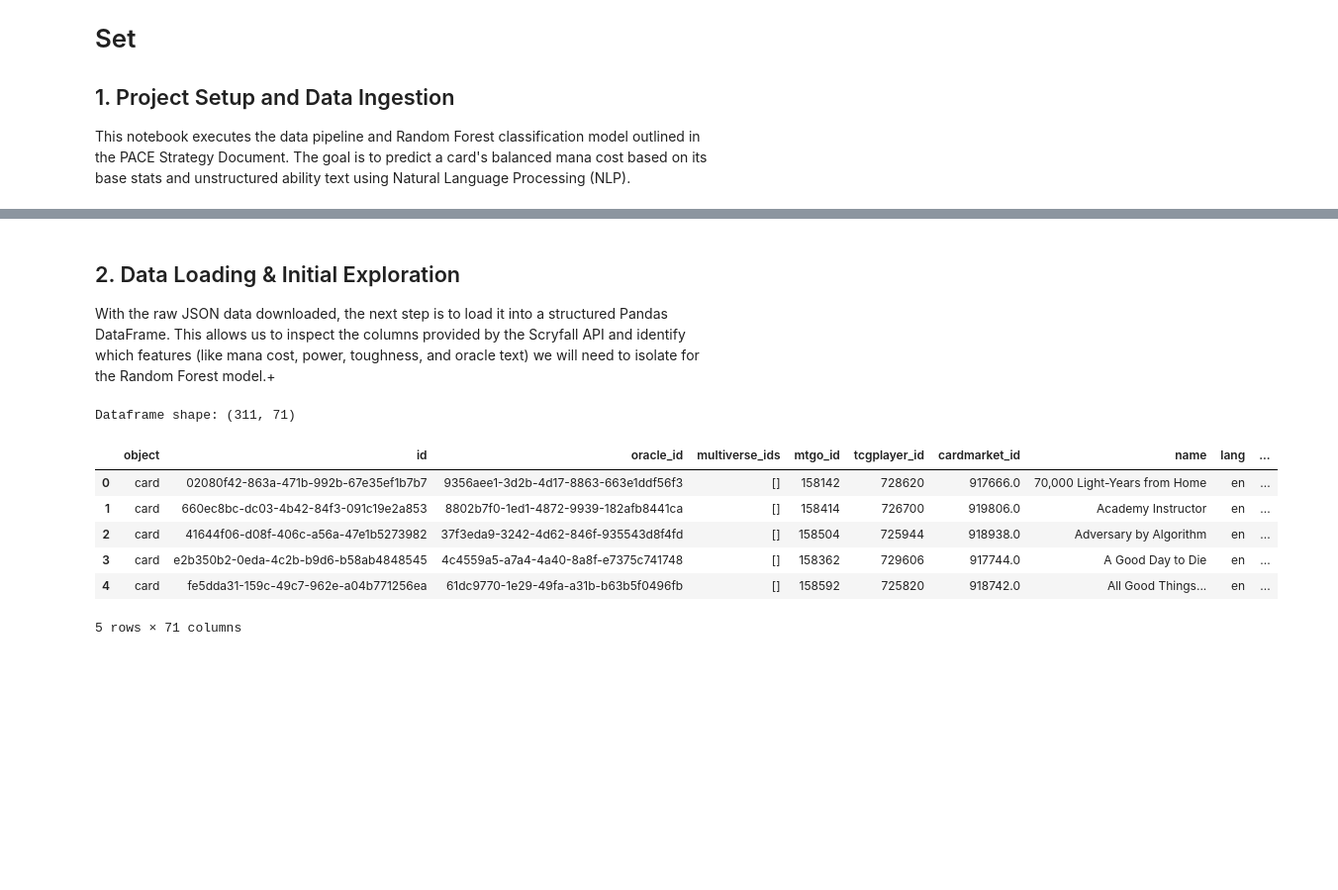
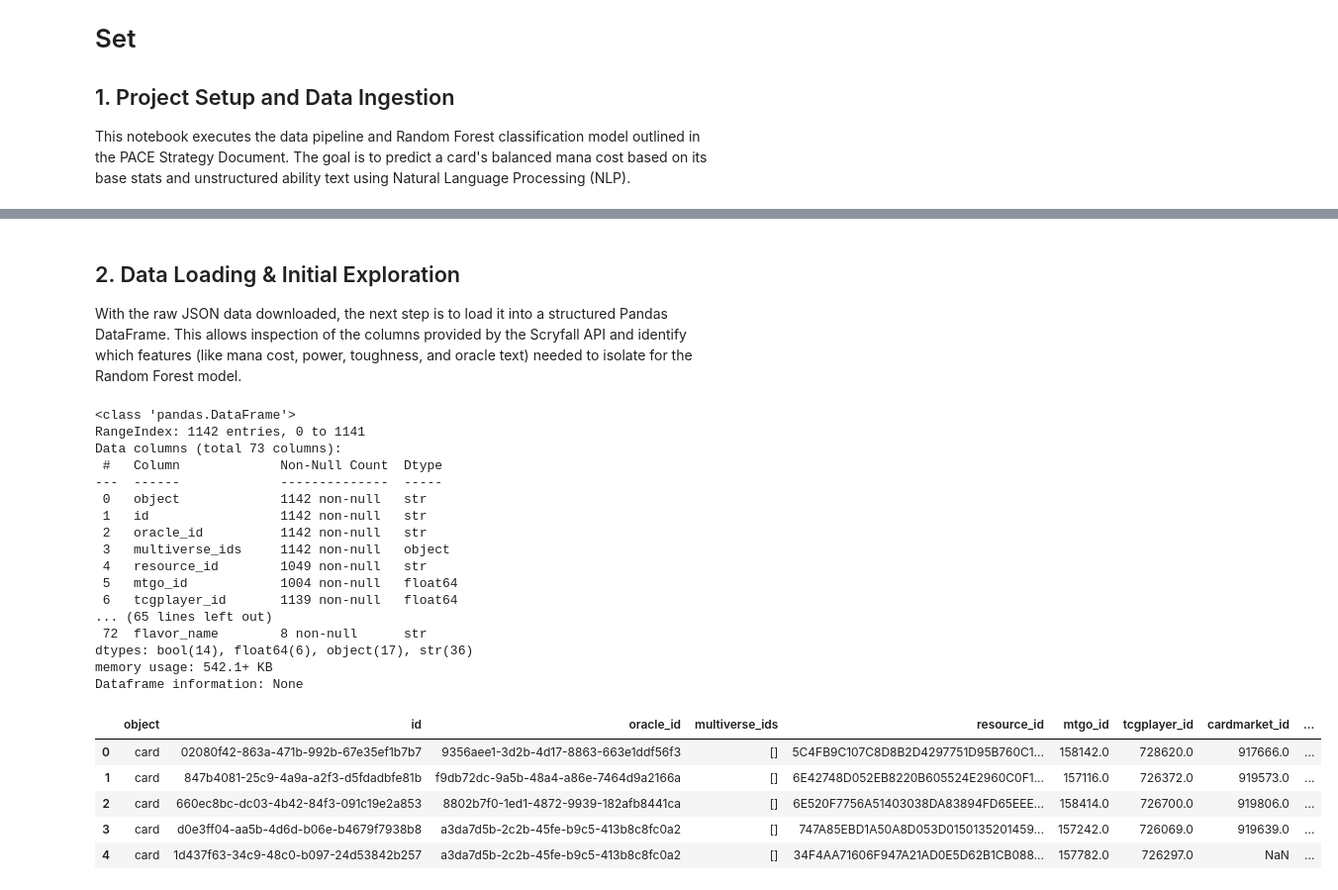
Before and after one commit to C-John/MTG-Star-Trek-Mana-Value-Project, a Jupyter notebook: mana_model.ipynb, the cells around one changed output, grey strips where cells are left out. Shown at 99% size. Drawn from its saved outputs; the diff is of its cells as text; code cells hidden in the pictures; blank space fills up the shorter version.

Commit message:
update: data loading, feature selection, and deduplication drops

```diff
--- a/mana_model.ipynb
+++ b/mana_model.ipynb
@@ -11,7 +11,7 @@ headers = {'User-Agent': 'MTG_Data_Project/1.0'}
 
 # Search for the main set (trk) AND the supplementary/Commander set (trkc)
 # Scryfall groups by unique card name by default, preventing duplicate alternate arts
-url = "https://api.scryfall.com/cards/search?q=set:trk+OR+set:trkc"
+url = "https://api.scryfall.com/cards/search?q=s:trk,trc&unique=prints"
 
 all_cards = []
 has_more = True
@@ -40,21 +40,37 @@ Successfully downloaded 311 unique cards.
 # %% [markdown]
 ## 2. Data Loading & Initial Exploration
-With the raw JSON data downloaded, the next step is to load it into a structured Pandas DataFrame. This allows us to inspect the columns provided by the Scryfall API and identify which features (like mana cost, power, toughness, and oracle text) we will need to isolate for the Random Forest model.+
+With the raw JSON data downloaded, the next step is to load it into a structured Pandas DataFrame. This allows inspection of the columns provided by the Scryfall API and identify which features (like mana cost, power, toughness, and oracle text) needed to isolate for the Random Forest model.
 # %%
 # Convert the list of JSON card dictionaries into a Pandas DataFrame
 df = pd.DataFrame(all_cards)
 
-# Display the shape (rows, columns)
-print(f"Dataframe shape: {df.shape}")
+# Display the datatypes
+print(f"Dataframe information: {df.info(verbose=True, max_cols=None)}")
 
 # Display the first 5 rows to inspect the data structure
+pd.set_option('display.max_columns', None)
 df.head()
 # %% [output]
-Dataframe shape: (311, 71)
+<class 'pandas.DataFrame'>
+RangeIndex: 1142 entries, 0 to 1141
+Data columns (total 73 columns):
+ #   Column             Non-Null Count  Dtype
+---  ------             --------------  -----
+ 0   object             1142 non-null   str
+ 1   id                 1142 non-null   str
+ 2   oracle_id          1142 non-null   str
+ 3   multiverse_ids     1142 non-null   object
+ 4   resource_id        1049 non-null   str
+ 5   mtgo_id            1004 non-null   float64
+ 6   tcgplayer_id       1139 non-null   float64
+... (65 lines left out)
+ 72  flavor_name        8 non-null      str
+dtypes: bool(14), float64(6), object(17), str(36)
+memory usage: 542.1+ KB
+Dataframe information: None
-|  | object | id | oracle_id | multiverse_ids | mtgo_id | tcgplayer_id | cardmarket_id | name | lang | ... |
-| 0 | card | 02080f42-863a-471b-992b-67e35ef1b7b7 | 9356aee1-3d2b-4d17-8863-663e1ddf56f3 | [] | 158142 | 728620 | 917666.0 | 70,000 Light-Years from Home | en | ... |
-| 1 | card | 660ec8bc-dc03-4b42-84f3-091c19e2a853 | 8802b7f0-1ed1-4872-9939-182afb8441ca | [] | 158414 | 726700 | 919806.0 | Academy Instructor | en | ... |
-| 2 | card | 41644f06-d08f-406c-a56a-47e1b5273982 | 37f3eda9-3242-4d62-846f-935543d8f4fd | [] | 158504 | 725944 | 918938.0 | Adversary by Algorithm | en | ... |
-| 3 | card | e2b350b2-0eda-4c2b-b9d6-b58ab4848545 | 4c4559a5-a7a4-4a40-8a8f-e7375c741748 | [] | 158362 | 729606 | 917744.0 | A Good Day to Die | en | ... |
-| 4 | card | fe5dda31-159c-49c7-962e-a04b771256ea | 61dc9770-1e29-49fa-a31b-b63b5f0496fb | [] | 158592 | 725820 | 918742.0 | All Good Things... | en | ... |
+|  | object | id | oracle_id | multiverse_ids | resource_id | mtgo_id | tcgplayer_id | cardmarket_id | ... |
+| 0 | card | 02080f42-863a-471b-992b-67e35ef1b7b7 | 9356aee1-3d2b-4d17-8863-663e1ddf56f3 | [] | 5C4FB9C107C8D8B2D4297751D95B760C1... | 158142.0 | 728620.0 | 917666.0 | ... |
+| 1 | card | 847b4081-25c9-4a9a-a2f3-d5fdadbfe81b | f9db72dc-9a5b-48a4-a86e-7464d9a2166a | [] | 6E42748D052EB8220B605524E2960C0F1... | 157116.0 | 726372.0 | 919573.0 | ... |
+| 2 | card | 660ec8bc-dc03-4b42-84f3-091c19e2a853 | 8802b7f0-1ed1-4872-9939-182afb8441ca | [] | 6E520F7756A51403038DA83894FD65EEE... | 158414.0 | 726700.0 | 919806.0 | ... |
+| 3 | card | d0e3ff04-aa5b-4d6d-b06e-b4679f7938b8 | a3da7d5b-2c2b-45fe-b9c5-413b8c8fc0a2 | [] | 747A85EBD1A50A8D053D0150135201459... | 157242.0 | 726069.0 | 919639.0 | ... |
+| 4 | card | 1d437f63-34c9-48c0-b097-24d53842b257 | a3da7d5b-2c2b-45fe-b9c5-413b8c8fc0a2 | [] | 34F4AA71606F947A21AD0E5D62B1CB088... | 157782.0 | 726297.0 | NaN | ... |
-5 rows × 71 columns
```
Also changed, not shown: parts of 5 cells of this notebook.
